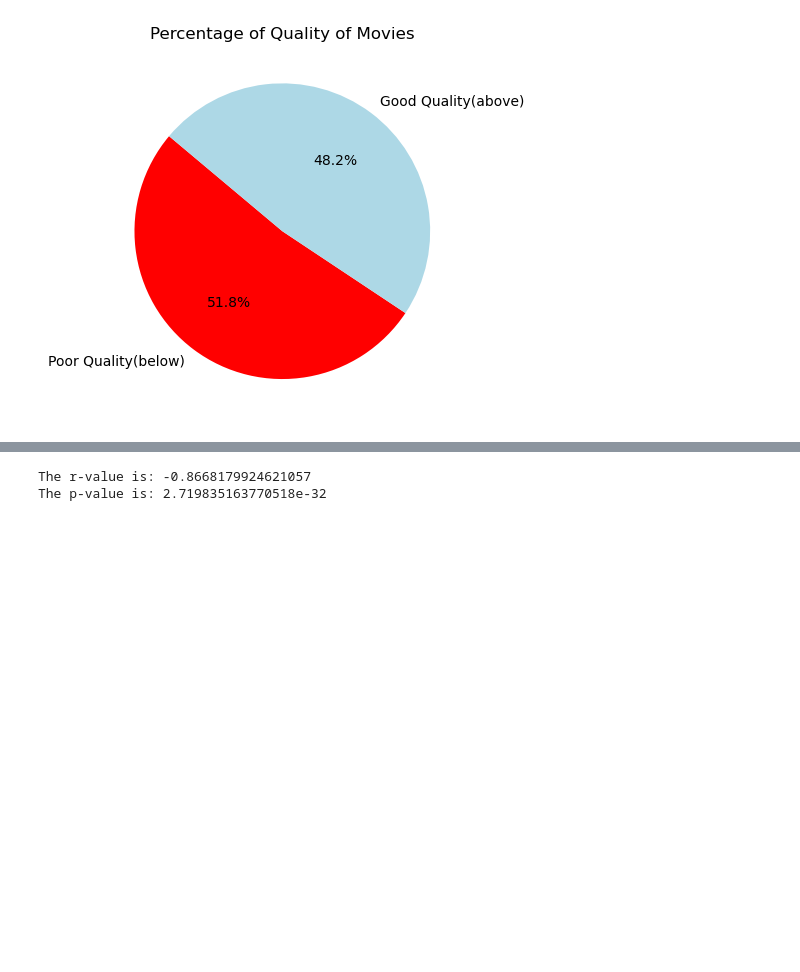
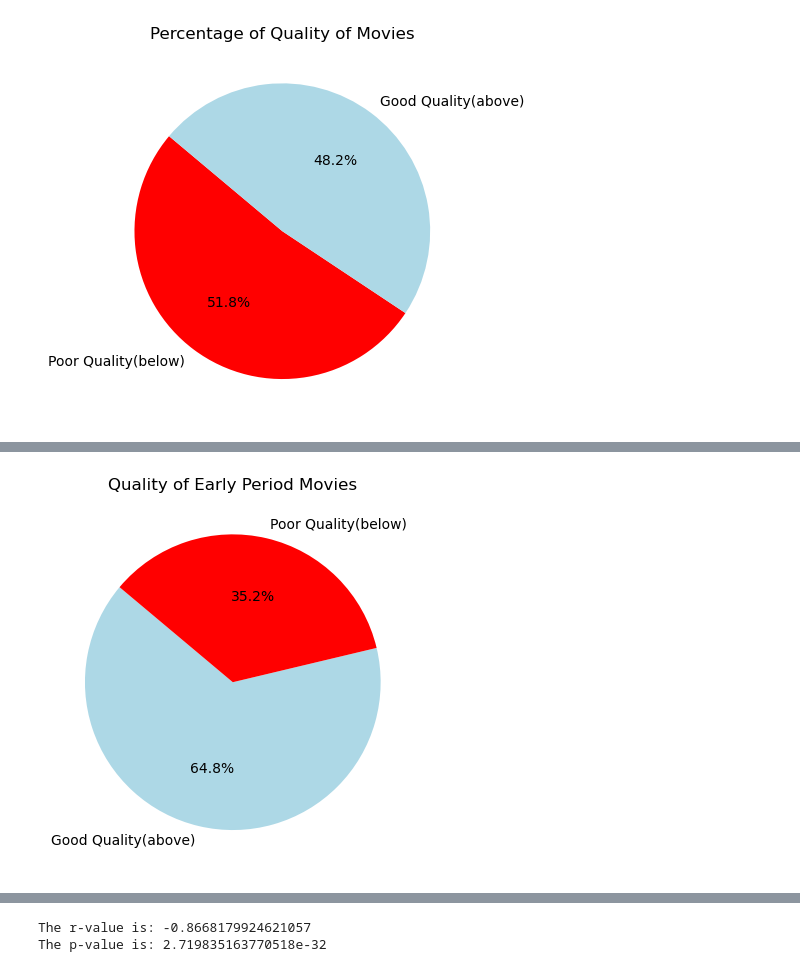
Before and after one commit to RedDeath007/Data-Analytics-Project-1-Team-1, a Jupyter notebook: Movie_Data_Analysis.ipynb, the cells around one changed output, grey strips where cells are left out. Cells and saved outputs as stored; diff of their text form; code cells hidden in the pictures; blank space fills up the shorter version.

Commit message:
Added new graphs and cleaned code

```diff
--- a/Movie_Data_Analysis.ipynb
+++ b/Movie_Data_Analysis.ipynb
@@ -238,3 +238,7 @@ plt.title("Percentage of Quality of Movies")
 plt.show()
 # %% [output]
 [figure]
+# %%
+year_bins = [1915, 1990, 2023]
+year_labels = ["Early Period", "Recent"]
+pd.cut(movie_cleaned_df["Year"], year_bins, labels=year_labels)
@@ -240,0 +259,3 @@ plt.show()
+# %%
+movie_cleaned_df["Year Group"] = pd.cut(movie_cleaned_df["Year"], year_bins, labels=year_labels)
+movie_cleaned_df.head()
@@ -240,0 +274,3 @@ plt.show()
+# %%
+early_df = movie_cleaned_df.loc[movie_cleaned_df["Year Group"] == "Early Period", :]
+early_df.head()
@@ -240,0 +284,7 @@ plt.show()
+# %%
+rating_early_count = early_df["Rating Group"].value_counts()
+plt.pie(rating_early_count, labels= rating_early_count.index, colors= ["lightblue", "red"], autopct= '%1.1f%%', startangle=140)
+plt.title("Quality of Early Period Movies")
+plt.show()
+# %% [output]
+[figure, added]
```
Also changed, not shown: parts of 5 cells of this notebook.
